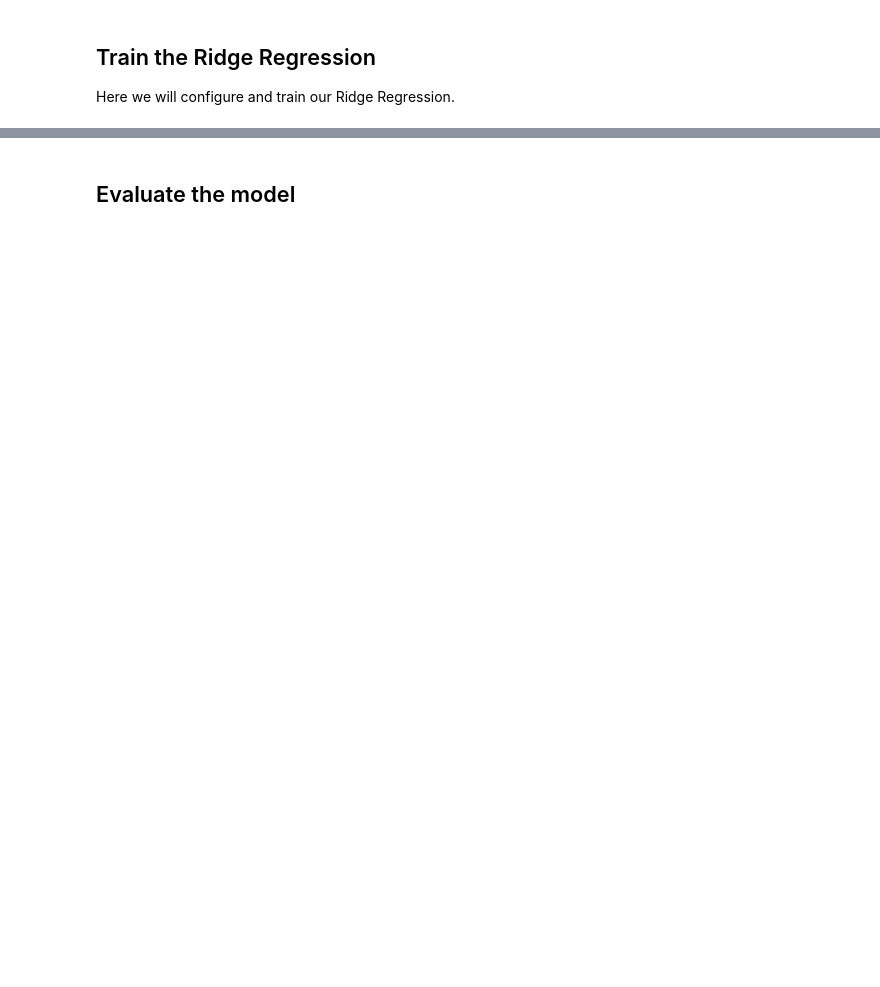
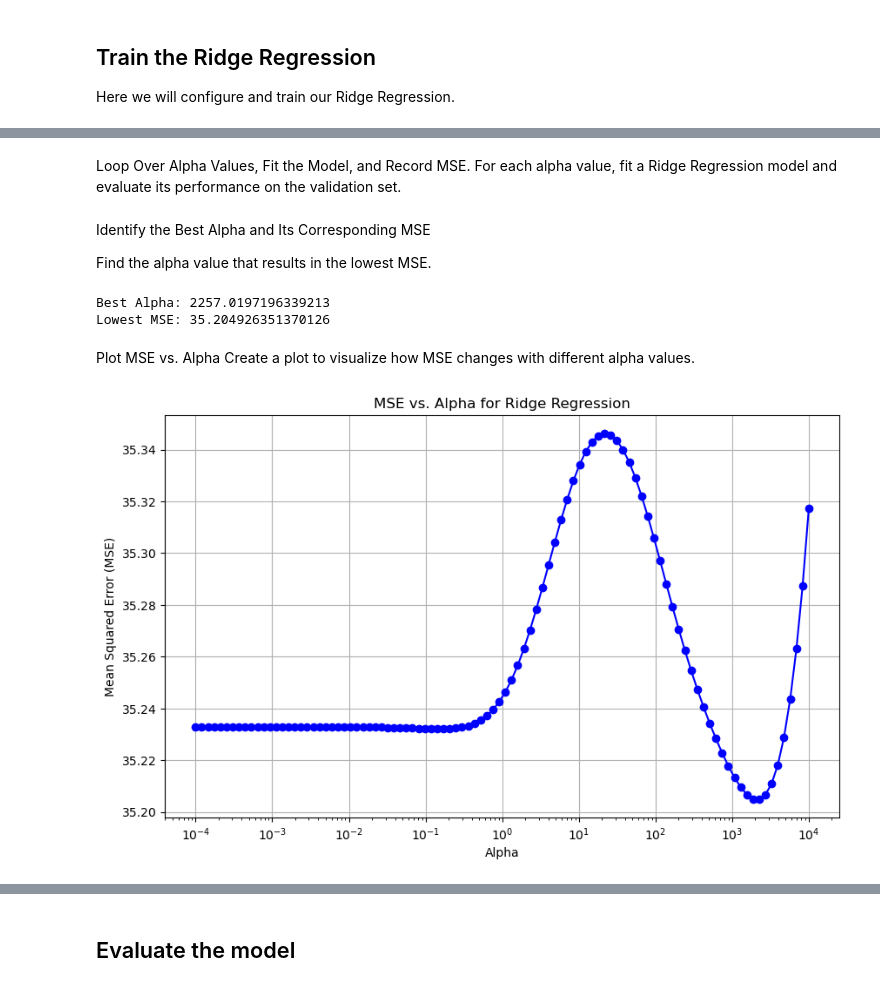
Before and after one commit to GiuliaGGG/Hyperlocal-Air-Quality-Prediction-in-Dublin, a Jupyter notebook: 5a-Ridge-Regression.ipynb, the cells around one changed output, grey strips where cells are left out. Cells and saved outputs as stored; diff of their text form; code cells hidden in the pictures; blank space fills up the shorter version.

Commit message:
First ridge
first ridge

```diff
--- a/5a-Ridge-Regression.ipynb
+++ b/5a-Ridge-Regression.ipynb
@@ -55,3 +285,6 @@ Xtest.head()
+# %%
+
+Xtrain_1, Xval, ytrain_1, yval = train_test_split(Xtrain, ytrain, test_size = 0.2, random_state = 123)
 # %% [markdown]
 
 ## Train the Ridge Regression
@@ -81,0 +300,3 @@ NameError: name 'Ridge' is not defined
+# %%
+alphas = np.logspace(-4, 4, 100)
+print(alphas)
@@ -81,0 +323,38 @@ NameError: name 'Ridge' is not defined
+# %%
+alpha_values = []
+mse_values = []
+# %% [markdown]
+Loop Over Alpha Values, Fit the Model, and Record MSE. For each alpha value, fit a Ridge Regression model and evaluate its performance on the validation set.
+# %%
+for alpha in alphas:
+    model = Ridge(alpha=alpha)
+    model.fit(Xtrain_1, ytrain_1)  # Train the model
+    y_pred = model.predict(Xval)  # Predict on validation set
+    mse = mean_squared_error(yval, y_pred)  # Calculate MSE
+
+    alpha_values.append(alpha)  # Store alpha
+    mse_values.append(mse)  # Store MSE
+# %% [markdown]
+Identify the Best Alpha and Its Corresponding MSE
+
+Find the alpha value that results in the lowest MSE.
+# %%
+best_alpha = alpha_values[np.argmin(mse_values)]
+best_mse = min(mse_values)
+print(f"Best Alpha: {best_alpha}")
+print(f"Lowest MSE: {best_mse}")
+# %% [output]
+Best Alpha: 2257.0197196339213
+Lowest MSE: 35.204926351370126
+# %% [markdown]
+Plot MSE vs. Alpha Create a plot to visualize how MSE changes with different alpha values.
+# %%
+plt.figure(figsize=(10, 6))
+plt.semilogx(alpha_values, mse_values, marker='o', linestyle='-', color='b')
+plt.xlabel('Alpha')
+plt.ylabel('Mean Squared Error (MSE)')
+plt.title('MSE vs. Alpha for Ridge Regression')
+plt.grid(True)
+plt.show()
+# %% [output]
+[figure, added]
```
Also changed, not shown: parts of 57 cells of this notebook, 1 other file.
